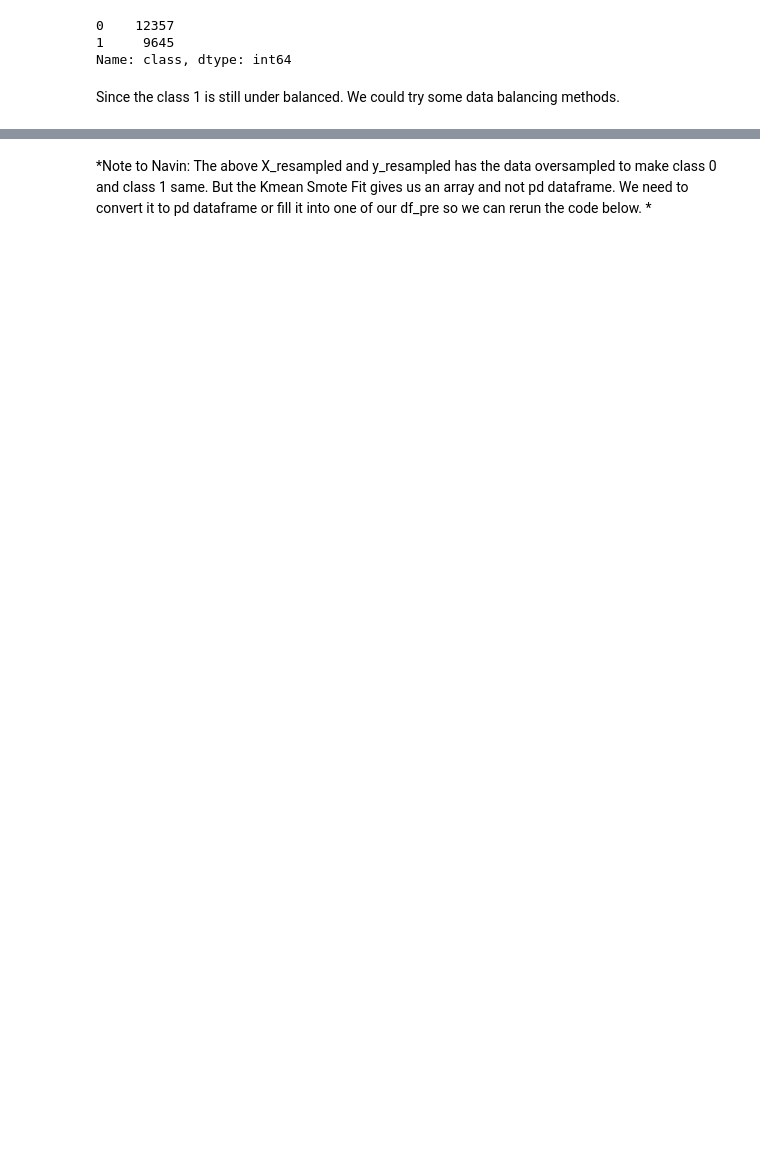
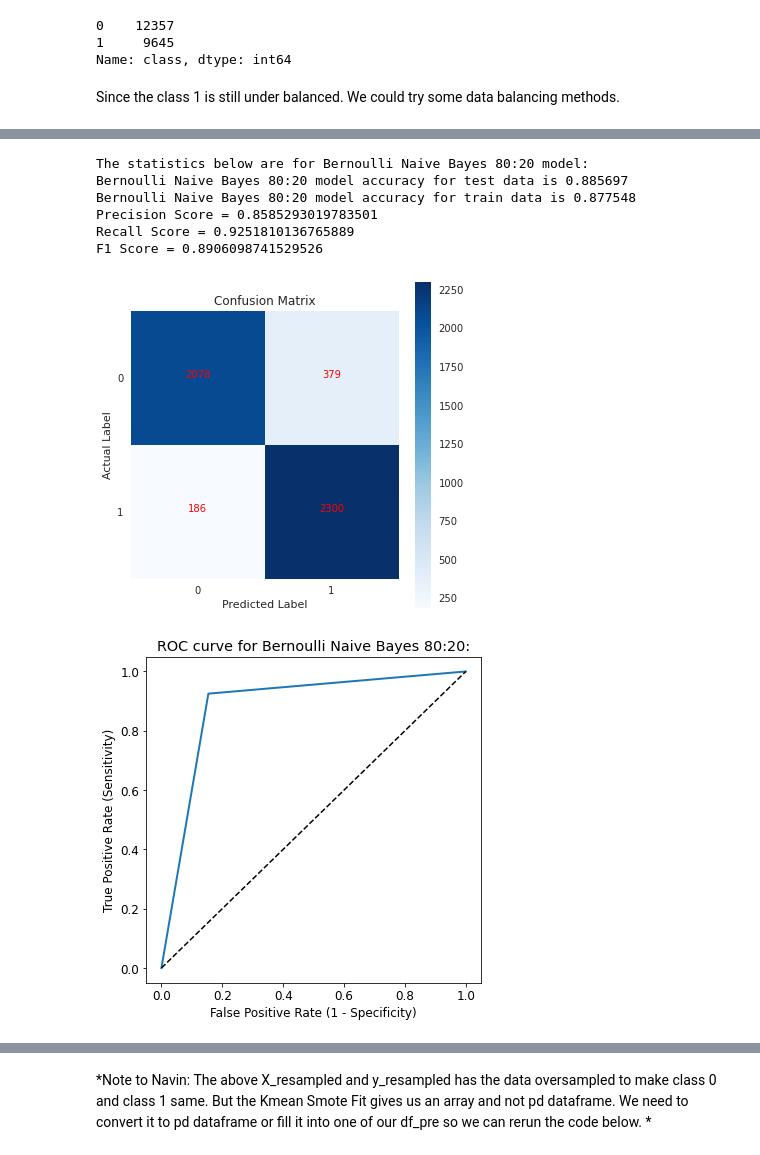
Before and after one commit to rakeshvitta/rakeshvitta, a Jupyter notebook: Group250_Anamoly.ipynb, the cells around one changed output, grey strips where cells are left out. Saved outputs shown, nothing was run; the diff lists cells and outputs as text; code cells hidden in the pictures; blank space fills up the shorter version.

```diff
--- a/Group250_Anamoly.ipynb
+++ b/Group250_Anamoly.ipynb
@@ -535,0 +631,11 @@ Since the class 1 is still under balanced. We could try some data balancing meth
+# %%
+get_performance_metrics("Bernoulli Naive Bayes 80:20", bnb_oversample, X_train_over, X_test_over,y_train_over,y_test_over)
+# %% [output]
+The statistics below are for Bernoulli Naive Bayes 80:20 model:
+Bernoulli Naive Bayes 80:20 model accuracy for test data is 0.885697
+Bernoulli Naive Bayes 80:20 model accuracy for train data is 0.877548
+Precision Score = 0.8585293019783501
+Recall Score = 0.9251810136765889
+F1 Score = 0.8906098741529526
+[figure, added]
+[figure, added]
```
Also changed, not shown: parts of 67 cells of this notebook.
